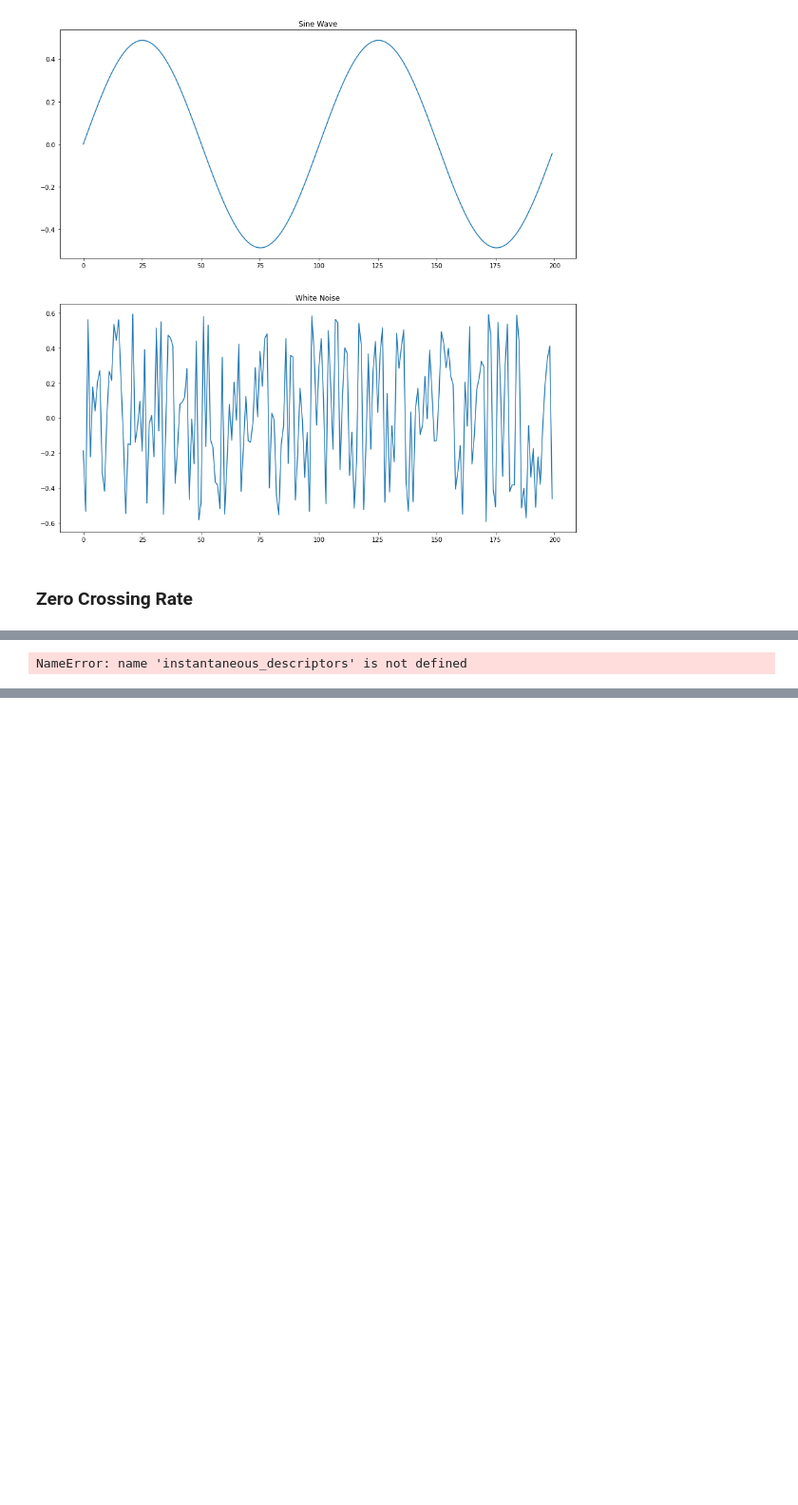
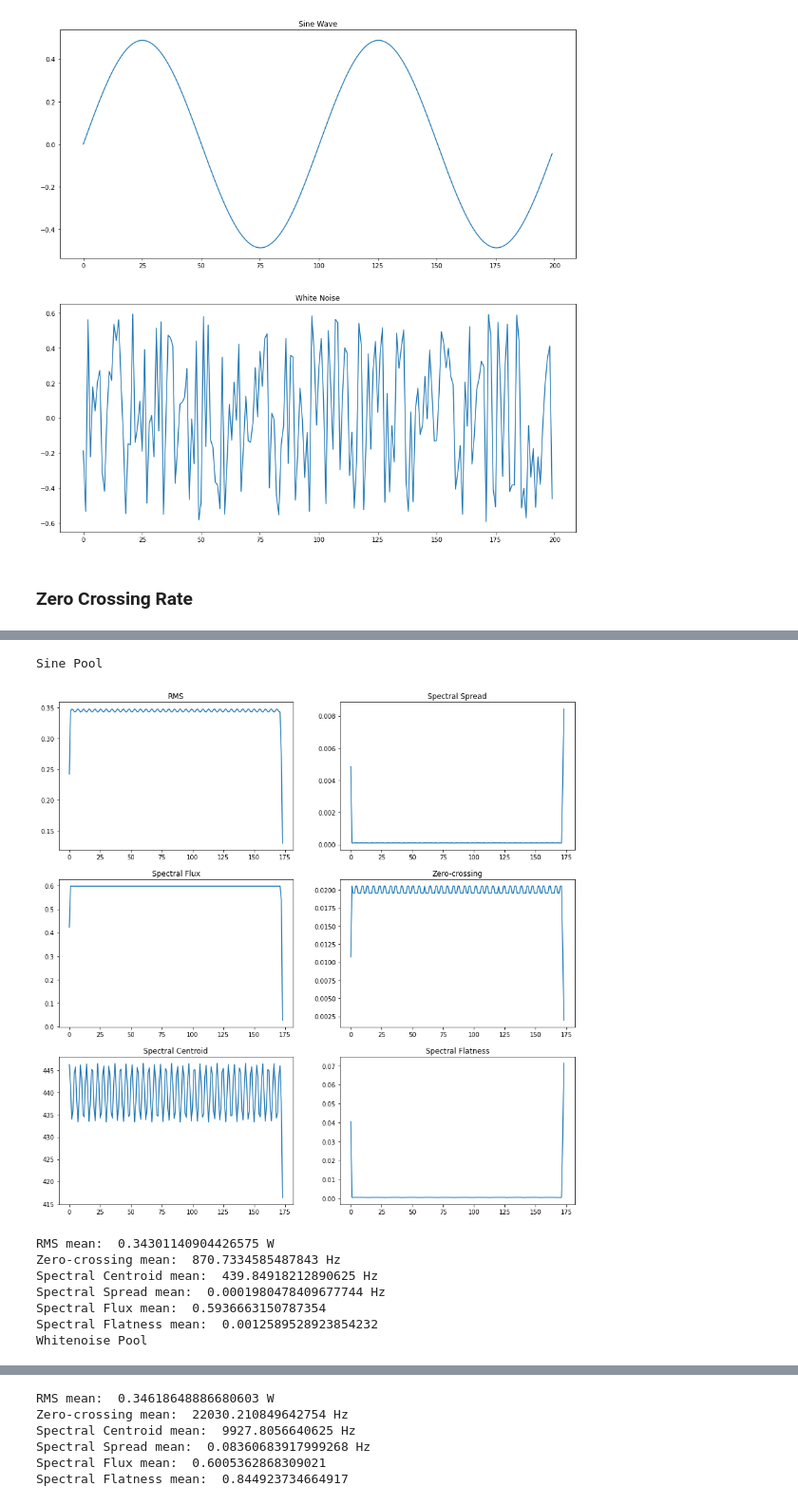
Before and after one commit to mdpcardoso/smul_a2_g09_notebook, a Jupyter notebook: a2.ipynb, the cells around one changed output, grey strips where cells are left out. Shown at 95% size. Cells and saved outputs as stored; diff of their text form; code cells hidden in the pictures; blank space fills up the shorter version.

```diff
--- a/a2.ipynb
+++ b/a2.ipynb
@@ -97,38 +107,53 @@ show()
 # %%
 from essentia.standard import *
 
-pool = instantaneous_descriptors(sine)
+def plot_pool(pool):
+    fig, ax = plt.subplots(3, 2, figsize = (15, 15))
 
-fig, ax = plt.subplots(6, 1, figsize = (15, 15))
+    ax[0][0].title.set_text("RMS")
+    ax[0][0].plot(pool['lowlevel.rms'])
 
-ax[0].title.set_text("RMS")
-ax[0].plot(pool['lowlevel.rms'])
+    ax[1][1].title.set_text("Zero-crossing")
+    ax[1][1].plot(pool['lowlevel.zerocrossing'])
 
-ax[1].title.set_text("Zero-crossing")
-ax[1].plot(pool['lowlevel.zerocrossing'])
+    ax[2][0].title.set_text("Spectral Centroid")
+    ax[2][0].plot(pool['lowlevel.spectralcentroid'])
 
-ax[2].title.set_text("Spectral Centroid")
-ax[2].plot(pool['lowlevel.spectralcentroid'])
+    ax[0][1].title.set_text("Spectral Spread")
+    ax[0][1].plot(pool['lowlevel.spectralspread'])
 
-ax[3].title.set_text("Spectral Spread")
-ax[3].plot(pool['lowlevel.spectralspread'])
+    ax[1][0].title.set_text("Spectral Flux")
+    ax[1][0].plot(pool['lowlevel.spectralflux'])
 
-ax[4].title.set_text("Spectral Flux")
-ax[4].plot(pool['lowlevel.spectralflux'])
+    ax[2][1].title.set_text("Spectral Flatness")
+    ax[2][1].plot(pool['lowlevel.spectralflatness'])
 
-ax[5].title.set_text("Spectral Flatness")
-ax[5].plot(pool['lowlevel.spectralflatness'])
+    show()
 
-show()
+def print_stats(pool):
+    # Auto statistics
+    agg = PoolAggregator(defaultStats = ['mean', 'var', 'min', 'max'])(pool)
 
-# Auto statistics
-agg = PoolAggregator(defaultStats = ['mean', 'var', 'min', 'max'])(pool)
+    print('RMS mean: ', agg['lowlevel.rms.mean'], 'W') # 0.5 / sqrt(2) OK
+    print('Zero-crossing mean: ', agg['lowlevel.zerocrossing.mean'] * 44100, 'Hz') # ~870 OKish
+    print('Spectral Centroid mean: ', agg['lowlevel.spectralcentroid.mean'], 'Hz') # ~440 OK
+    print('Spectral Spread mean: ', agg['lowlevel.spectralspread.mean'], 'Hz') # ~0 OK
+    print('Spectral Flux mean: ', agg['lowlevel.spectralflux.mean']) # ~0 OK
+    print('Spectral Flatness mean: ', agg['lowlevel.spectralflatness.mean']) # ~0 OK??
 
-print('RMS mean: ', agg['lowlevel.rms.mean'], 'W') # 0.5 / sqrt(2) OK
-print('Zero-crossing mean: ', agg['lowlevel.zerocrossing.mean'] * 44100, 'Hz') # ~870 OKish
-print('Spectral Centroid mean: ', agg['lowlevel.spectralcentroid.mean'], 'Hz') # ~440 OK
-print('Spectral Spread mean: ', agg['lowlevel.spectralspread.mean'], 'Hz') # ~0 OK
-print('Spectral Flux mean: ', agg['lowlevel.spectralflux.mean']) # ~0 OK
-print('Spectral Flatness mean: ', agg['lowlevel.spectralflatness.mean']) # ~0 OK??
+print('Sine Pool')
+plot_pool(sine_pool)
+print_stats(sine_pool)
+print('Whitenoise Pool')
+plot_pool(whitenoise_pool)
+print_stats(whitenoise_pool)
 # %% [output]
-NameError: name 'instantaneous_descriptors' is not defined
+Sine Pool
+[figure, added]
+RMS mean:  0.34301140904426575 W
+Zero-crossing mean:  870.7334585487843 Hz
+Spectral Centroid mean:  439.84918212890625 Hz
+Spectral Spread mean:  0.0001980478409677744 Hz
+Spectral Flux mean:  0.5936663150787354
+Spectral Flatness mean:  0.0012589528923854232
+Whitenoise Pool
@@ -134,0 +161,6 @@ NameError: name 'instantaneous_descriptors' is not defined
+RMS mean:  0.34618648886680603 W
+Zero-crossing mean:  22030.210849642754 Hz
+Spectral Centroid mean:  9927.8056640625 Hz
+Spectral Spread mean:  0.08360683917999268 Hz
+Spectral Flux mean:  0.6005362868309021
+Spectral Flatness mean:  0.844923734664917
```
Also changed, not shown: parts of 3 cells of this notebook.
